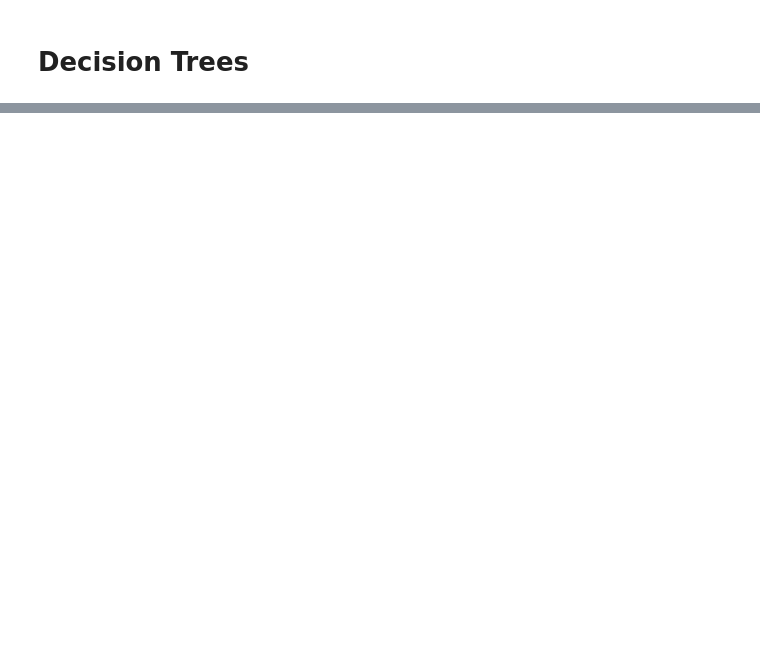
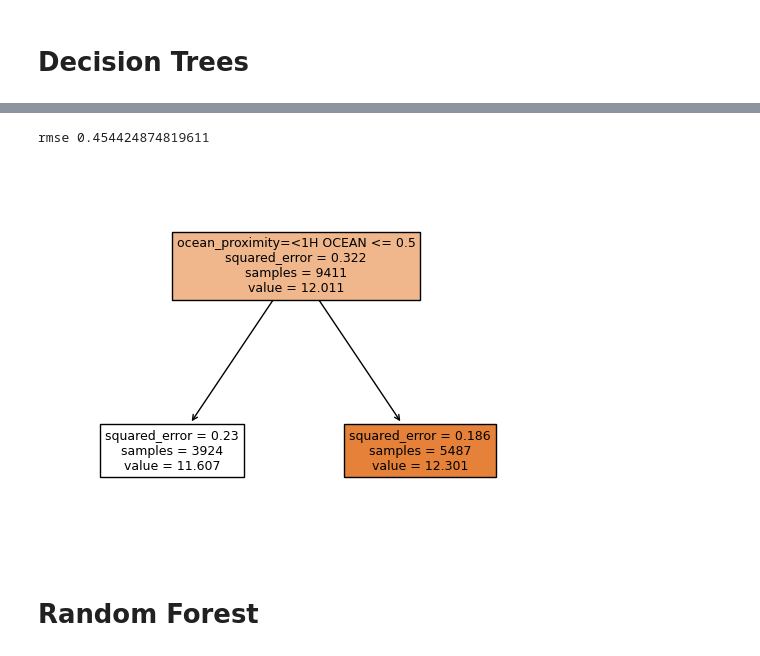
Before and after one commit to marcosbenicio/ML-zoomcamp, a Jupyter notebook: 06Trees/homework_6.ipynb, the cells around one changed output, grey strips where cells are left out. Drawn from its saved outputs; the diff is of its cells as text; code cells hidden in the pictures; blank space fills up the shorter version.

```diff
--- a/06Trees/homework_6.ipynb
+++ b/06Trees/homework_6.ipynb
@@ -20,9 +16,12 @@ df.head(2)
 # %%
+df = pd.read_csv("Data/housing.csv")
+#display(df.head(2))
+
 # Keep only  '<1H OCEAN' and 'INLAND' from ocean_proximity
 df = df[df['ocean_proximity'].isin(['<1H OCEAN', 'INLAND'])]
 
 # Fill missing values
-print('Missing values\n',df.isnull().sum()[4:5])
+#print('Missing values\n',df.isnull().sum()[4:5])
 df.fillna(0, inplace = True)
 
 # Log transform to median_house_value
@@ -32,13 +31,25 @@ df['median_house_value'] = df['median_house_value'].agg(np.log1p)
 df_train_large, df_test = train_test_split(df, test_size = 0.2, random_state = 1)
 df_train, df_val = train_test_split(df_train_large, train_size = 0.75, random_state = 1)
 
+Y_train_large = df_train_large['median_house_value'].values
+Y_test = df_test['median_house_value'].values
+Y_train = df_train['median_house_value'].values
+Y_val = df_val['median_house_value'].values
+
+# Drop target variable from train, validation and test sets
+df_train_large.drop('median_house_value', axis=1, inplace=True)
+df_train.drop('median_house_value', axis=1, inplace=True)
+df_val.drop('median_house_value', axis=1, inplace=True)
+df_test.drop('median_house_value', axis=1, inplace=True)
+
+
 # Convert DataFrames to dictionary records
 train_dict = df_train.to_dict(orient='records')
 train_large_dict = df_train_large.to_dict(orient='records')
 val_dict = df_val.to_dict(orient='records')
 test_dict = df_test.to_dict(orient='records')
 
-dv = DictVectorizer(sparse=True)
+dv = DictVectorizer(sparse=False)
 
 # Fit and transform
 X_train = dv.fit_transform(train_dict)
@@ -237,0 +536,12 @@ $$
+# %%
+# My Model
+mytree = MyDecisionTreeRegressor(max_depth = 1)
+mytree.fit(X_train, Y_train)
+Y_pred = mytree.predict(X_test)
+
+feature_names=dv.feature_names_
+visualizer = DecisionTreeVisualizer(mytree, feature_names = dv.feature_names_)
+graph = visualizer.visualize_tree()
+display(graph)
+rmse = np.sqrt(mean_squared_error(Y_test, Y_pred))
+print('rmse', rmse)
@@ -237,0 +551,16 @@ $$
+# %%
+# scikit-learn Model
+tree = DecisionTreeRegressor(max_depth = 1)
+tree.fit(X_train, Y_train)
+Y_pred = mytree.predict(X_test)
+
+feature_names=dv.feature_names_
+plot_tree(tree, feature_names = dv.feature_names_, filled=True)
+
+rmse = np.sqrt(mean_squared_error(Y_test, Y_pred))
+print('rmse', rmse)
+# %% [output]
+rmse 0.454424874819611
+[figure, added]
+# %% [markdown]
+# Random Forest
```
Also changed, not shown: parts of 28 cells of this notebook, 2 other files.
